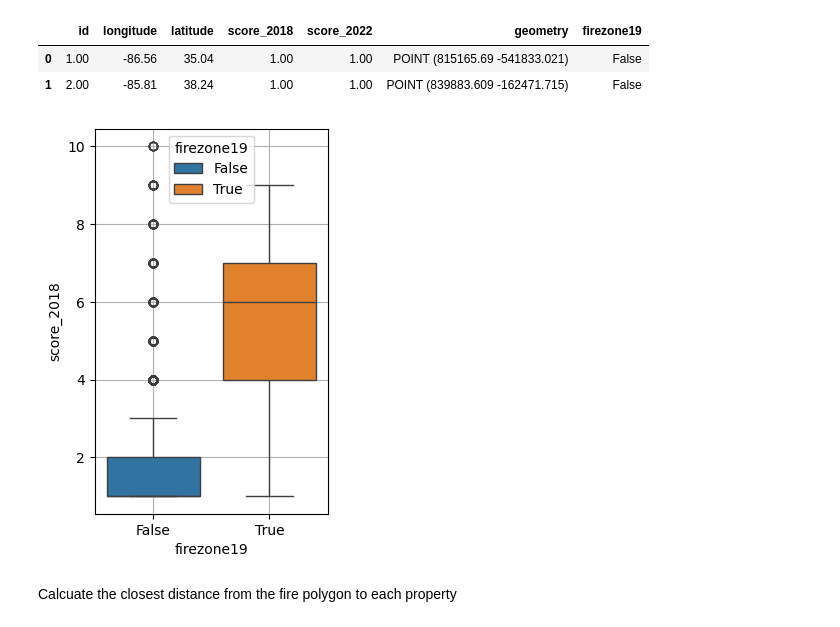
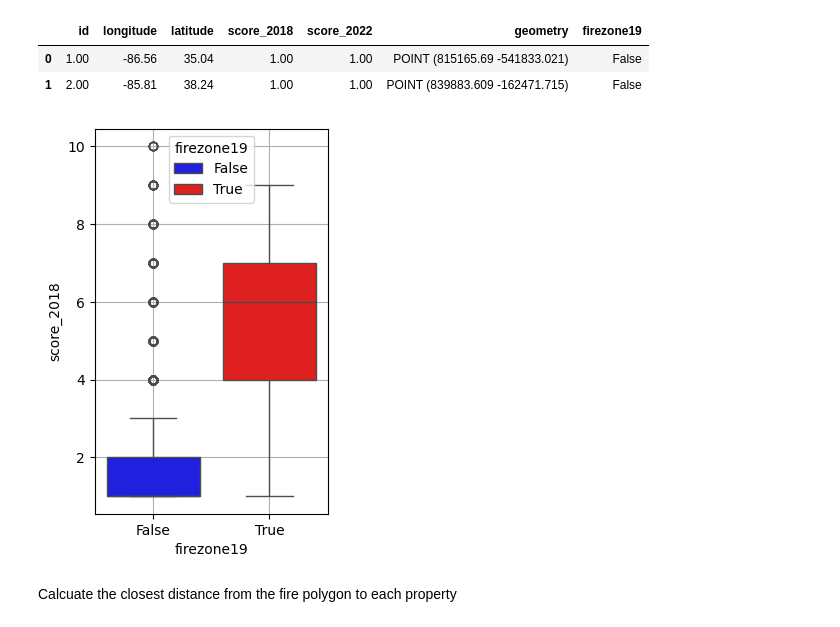
Before and after one commit to atahadd/wild_fire_model_evaluation, a Jupyter notebook: model_evaluation_2019_2022.ipynb, the cells around one changed output. Cells and saved outputs as stored; diff of their text form; code cells hidden in the pictures.

```diff
--- a/model_evaluation_2019_2022.ipynb
+++ b/model_evaluation_2019_2022.ipynb
@@ -580,10 +573,10 @@ df_pred.head(2)
 # %%
 # BoxPlot of socre_2018 vs firezone19
 fig, ax = plt.subplots(figsize=(3, 5))
-sns.boxplot(data=df_pred, x='firezone19', y='score_2018', hue='firezone19');
+sns.boxplot(data=df_pred, x='firezone19', y='score_2018', hue='firezone19', palette={False: 'blue', True:'red'});
 plt.grid()
 # %% [output]
-[figure, old version]
+[figure, new version]
 # %% [markdown]
 Calcuate the closest distance from the fire polygon to each property
 # %%
```
Also changed, not shown: parts of 3 cells of this notebook.
